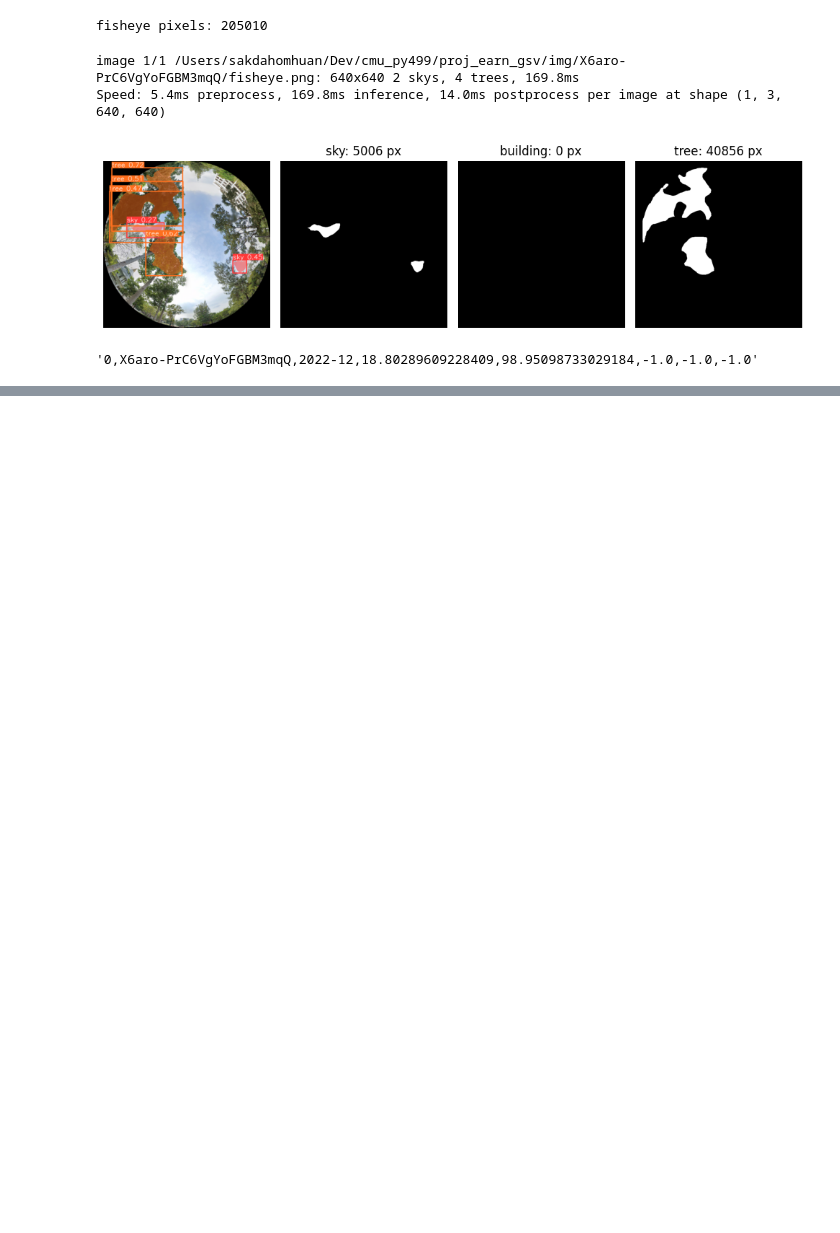
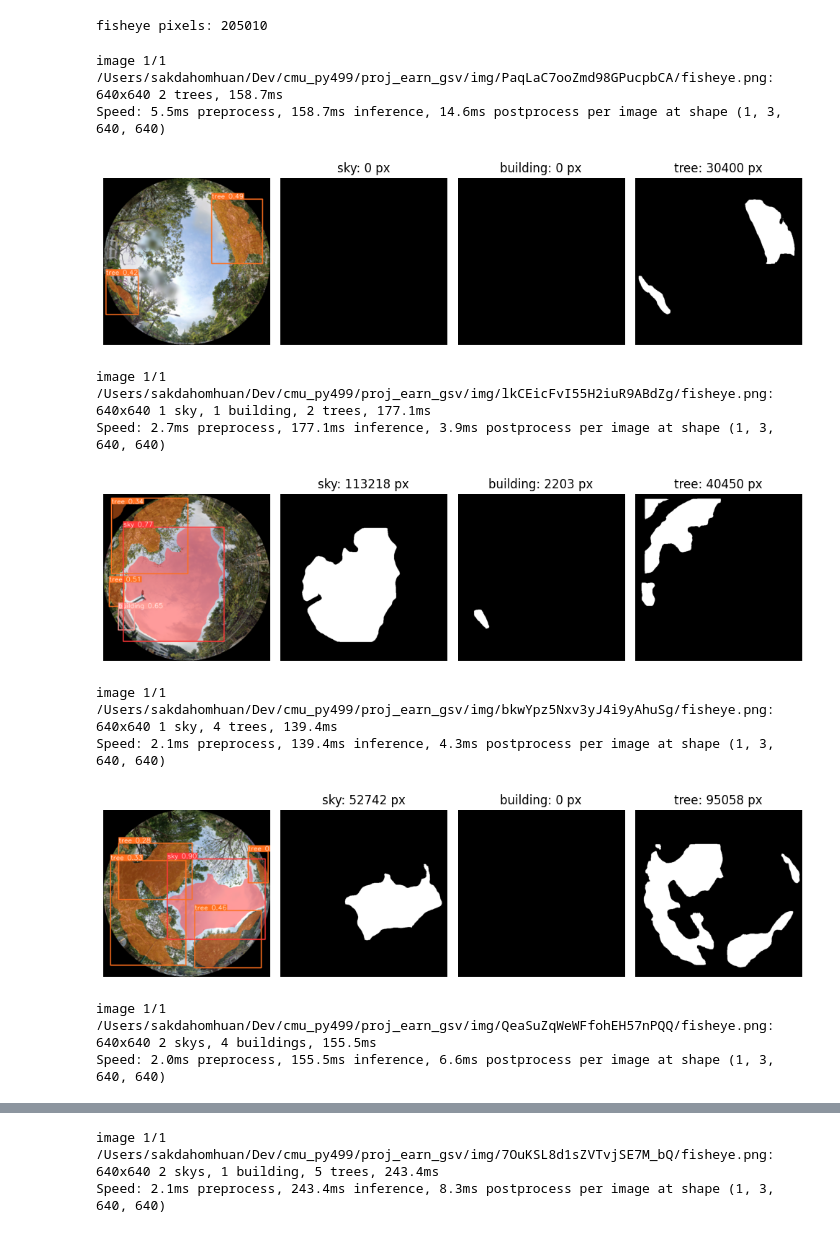
Before and after one commit to dookda/cmu_py499, a Jupyter notebook: proj_earn_gsv/SVFapp.ipynb, the cells around one changed output, grey strips where cells are left out. Cells and saved outputs as stored; diff of their text form; code cells hidden in the pictures; blank space fills up the shorter version.

Commit message:
update test image

```diff
--- a/proj_earn_gsv/SVFapp.ipynb
+++ b/proj_earn_gsv/SVFapp.ipynb
@@ -245,11 +245,36 @@ cntPix = gsv.countPixels('img/X6aro-PrC6VgYoFGBM3mqQ/fisheye.png')
 print('fisheye pixels: '+str(cntPix))
 # %% [output]
 fisheye pixels: 205010
-# %%
-gsv = GSVCapture()
-gsv.getByLatLong(outdir='img', lat=18.802896778231123, lon=98.95099645493178)
-# %% [output]
-image 1/1 /Users/sakdahomhuan/Dev/cmu_py499/proj_earn_gsv/img/X6aro-PrC6VgYoFGBM3mqQ/fisheye.png: 640x640 2 skys, 4 trees, 169.8ms
-Speed: 5.4ms preprocess, 169.8ms inference, 14.0ms postprocess per image at shape (1, 3, 640, 640)
-[figure, removed]
-'0,X6aro-PrC6VgYoFGBM3mqQ,2022-12,18.80289609228409,98.95098733029184,-1.0,-1.0,-1.0'
+# %%
+gsv = GSVCapture()
+
+latLng = [(18.80322604063747, 98.95020624026014),
+              (18.80409042354406, 98.95267978867928),
+              (18.804455644749574, 98.95406876396386),
+              (18.80707568953787, 98.95735167813076),
+              (18.803163718220073, 98.95929370025283),
+              (18.802320564480837, 98.96607334366405),
+              (18.798533293867514, 98.96677671821367),
+              (18.79648724856904, 98.97691060342076),
+              (18.795743245954508, 98.98486737617445),
+              (18.79406431529187, 98.98737700754616),
+              (18.791474013175467, 98.98215720003668),
+              (18.789024054151245, 98.9744382313473),
+              (18.789431445831408, 98.96876486636566),
+              (18.778059272703235, 98.97690323505478)]
+
+for lat, lon in latLng:
+    gsv.getByLatLong(outdir='img', lat=lat, lon=lon)
+    # gsv.getByLatLong(outdir='img', lat=18.802896778231123, lon=98.95099645493178)
+# %% [output]
+image 1/1 /Users/sakdahomhuan/Dev/cmu_py499/proj_earn_gsv/img/PaqLaC7ooZmd98GPucpbCA/fisheye.png: 640x640 2 trees, 158.7ms
+Speed: 5.5ms preprocess, 158.7ms inference, 14.6ms postprocess per image at shape (1, 3, 640, 640)
+[figure, added]
+image 1/1 /Users/sakdahomhuan/Dev/cmu_py499/proj_earn_gsv/img/lkCEicFvI55H2iuR9ABdZg/fisheye.png: 640x640 1 sky, 1 building, 2 trees, 177.1ms
+Speed: 2.7ms preprocess, 177.1ms inference, 3.9ms postprocess per image at shape (1, 3, 640, 640)
+[figure, added]
+image 1/1 /Users/sakdahomhuan/Dev/cmu_py499/proj_earn_gsv/img/bkwYpz5Nxv3yJ4i9yAhuSg/fisheye.png: 640x640 1 sky, 4 trees, 139.4ms
+Speed: 2.1ms preprocess, 139.4ms inference, 4.3ms postprocess per image at shape (1, 3, 640, 640)
+[figure, added]
+image 1/1 /Users/sakdahomhuan/Dev/cmu_py499/proj_earn_gsv/img/QeaSuZqWeWFfohEH57nPQQ/fisheye.png: 640x640 2 skys, 4 buildings, 155.5ms
+Speed: 2.0ms preprocess, 155.5ms inference, 6.6ms postprocess per image at shape (1, 3, 640, 640)
@@ -255,0 +282,2 @@ Speed: 5.4ms preprocess, 169.8ms inference, 14.0ms postprocess per image at shap
+image 1/1 /Users/sakdahomhuan/Dev/cmu_py499/proj_earn_gsv/img/7OuKSL8d1sZVTvjSE7M_bQ/fisheye.png: 640x640 2 skys, 1 building, 5 trees, 243.4ms
+Speed: 2.1ms preprocess, 243.4ms inference, 8.3ms postprocess per image at shape (1, 3, 640, 640)
```
Also changed, not shown: parts of 1 cell of this notebook, 1 other file.
